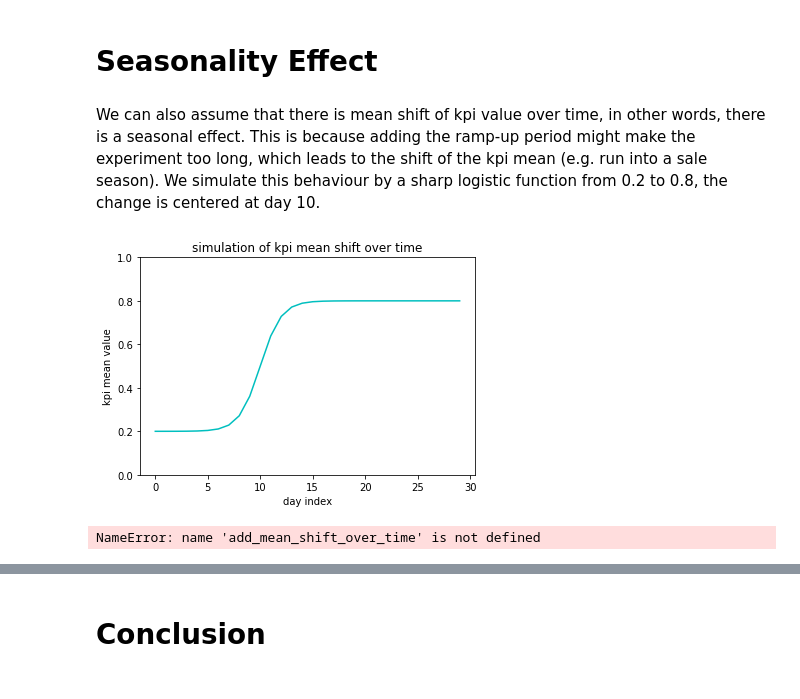
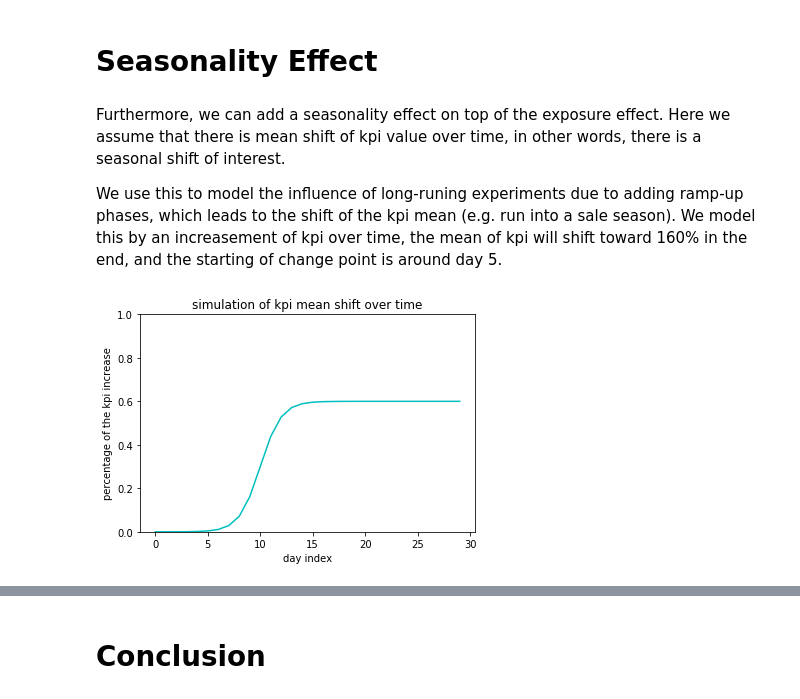
Before and after one commit to shansfolder/AB-Test-Rampup-Analysis, a Jupyter notebook: Ramp-up-Simulation.ipynb, the cells around one changed output, grey strips where cells are left out. Cells and saved outputs as stored; diff of their text form; code cells hidden in the pictures.

```diff
--- a/Ramp-up-Simulation.ipynb
+++ b/Ramp-up-Simulation.ipynb
@@ -242,19 +304,20 @@ plt.show()
 # %% [markdown]
 # Seasonality Effect
 # %% [markdown]
-We can also assume that there is mean shift of kpi value over time, in other words, there is a seasonal effect. This is because adding the ramp-up period might make the experiment too long, which leads to the shift of the kpi mean (e.g. run into a sale season). We simulate this behaviour by a sharp logistic function from 0.2 to 0.8, the change is centered at day 10.
+Furthermore, we can add a seasonality effect on top of the exposure effect. Here we assume that there is mean shift of kpi value over time, in other words, there is a seasonal shift of interest.
+
+We use this to model the influence of long-runing experiments due to adding ramp-up phases, which leads to the shift of the kpi mean (e.g. run into a sale season). We model this by an increasement of kpi over time, the mean of kpi will shift toward 160% in the end, and the starting of change point is around day 5.
 # %%
+def seasonality_effect(x):
+    return 0.6 / (1 + np.exp(-x+10))
+
 x = np.arange(30)
-y = 0.6 / (1 + np.exp(-x+10)) + 0.2
+y = seasonality_effect(x)
 plt.plot(x, y, 'c-')
 plt.ylim([0, 1])
 plt.xlabel("day index")
-plt.ylabel("kpi mean value")
+plt.ylabel("percentage of the kpi increase")
 plt.title("simulation of kpi mean shift over time")
 plt.show()
 # %% [output]
-[figure, old version]
+[figure, new version]
-# %%
-add_mean_shift_over_time(data)
-# %% [output]
-NameError: name 'add_mean_shift_over_time' is not defined
```
Also changed, not shown: parts of 31 cells of this notebook.
